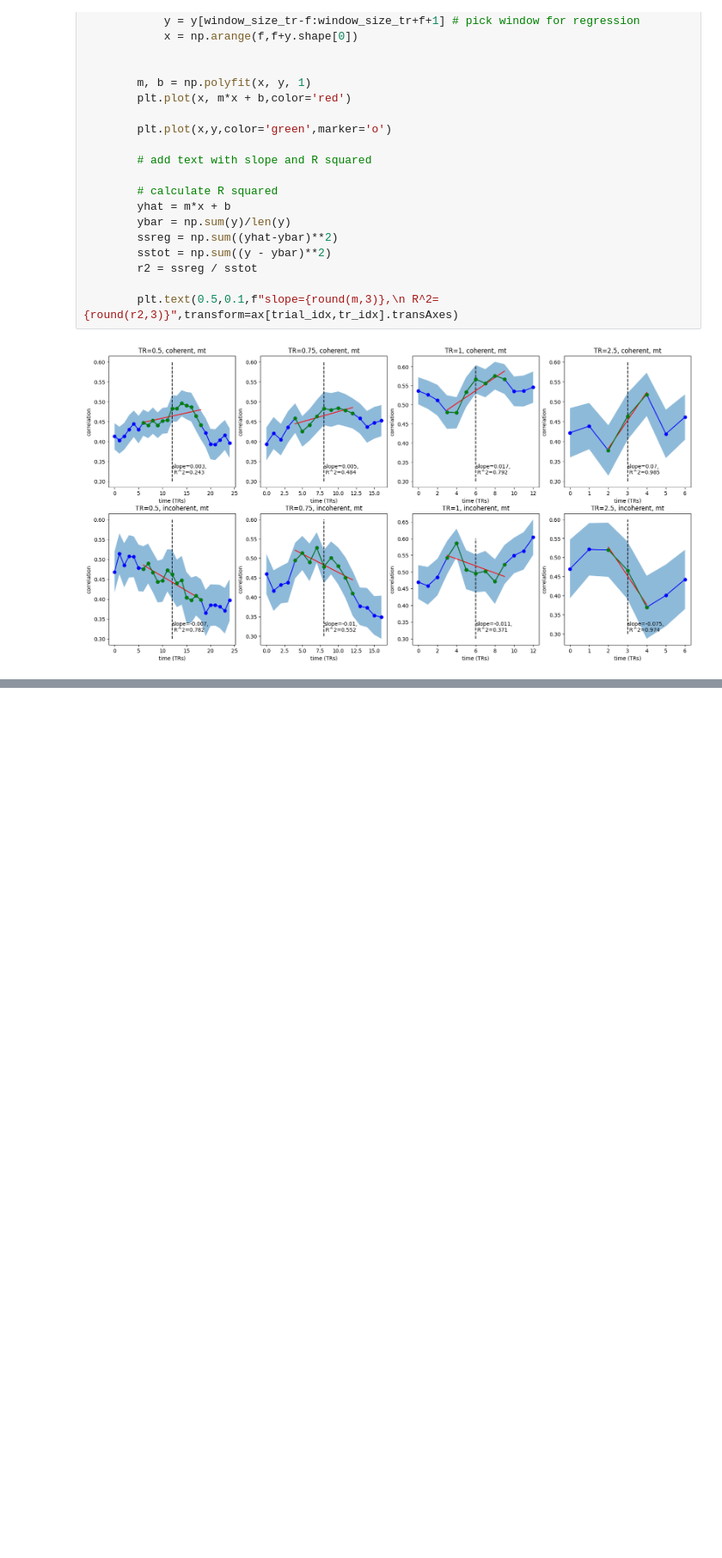
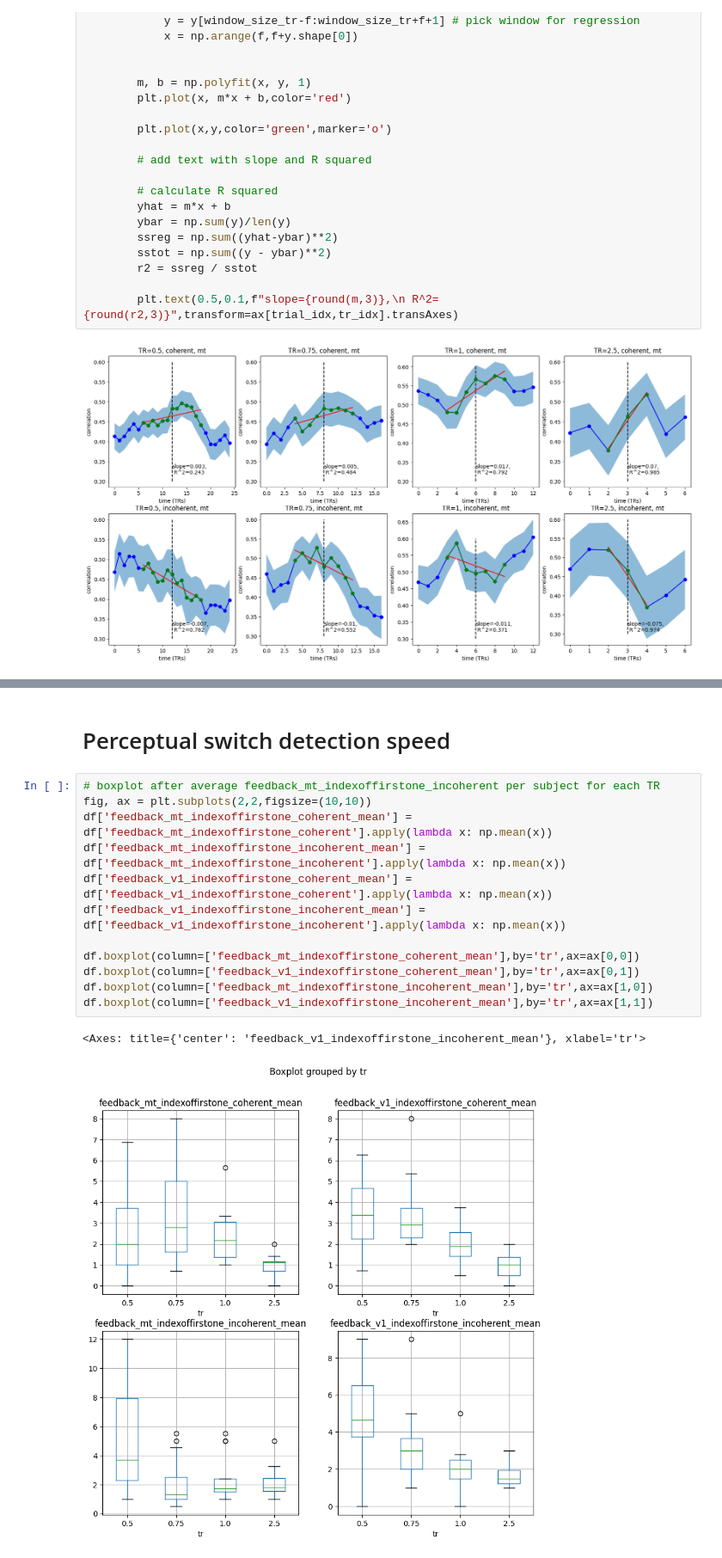
Before and after one commit to CIBIT-UC/vpmbtr, a Jupyter notebook: scripts/step-XX_fc copy.ipynb, the cells around one changed output, grey strips where cells are left out. Shown at 86% size. Drawn from its saved outputs; the diff is of its cells as text; blank space fills up the shorter version.

```diff
--- a/scripts/step-XX_fc copy.ipynb
+++ b/scripts/step-XX_fc copy.ipynb
@@ -276,0 +368,17 @@ for tr_idx,tr in enumerate(tr_list):
+# %% [markdown]
+# Perceptual switch detection speed
+# %%
+# boxplot after average feedback_mt_indexoffirstone_incoherent per subject for each TR
+fig, ax = plt.subplots(2,2,figsize=(10,10))
+df['feedback_mt_indexoffirstone_coherent_mean'] = df['feedback_mt_indexoffirstone_coherent'].apply(lambda x: np.mean(x))
+df['feedback_mt_indexoffirstone_incoherent_mean'] = df['feedback_mt_indexoffirstone_incoherent'].apply(lambda x: np.mean(x))
+df['feedback_v1_indexoffirstone_coherent_mean'] = df['feedback_v1_indexoffirstone_coherent'].apply(lambda x: np.mean(x))
+df['feedback_v1_indexoffirstone_incoherent_mean'] = df['feedback_v1_indexoffirstone_incoherent'].apply(lambda x: np.mean(x))
+
+df.boxplot(column=['feedback_mt_indexoffirstone_coherent_mean'],by='tr',ax=ax[0,0])
+df.boxplot(column=['feedback_v1_indexoffirstone_coherent_mean'],by='tr',ax=ax[0,1])
+df.boxplot(column=['feedback_mt_indexoffirstone_incoherent_mean'],by='tr',ax=ax[1,0])
+df.boxplot(column=['feedback_v1_indexoffirstone_incoherent_mean'],by='tr',ax=ax[1,1])
+# %% [output]
+<Axes: title={'center': 'feedback_v1_indexoffirstone_incoherent_mean'}, xlabel='tr'>
+[figure, added]
```
Also changed, not shown: parts of 4 cells of this notebook.
